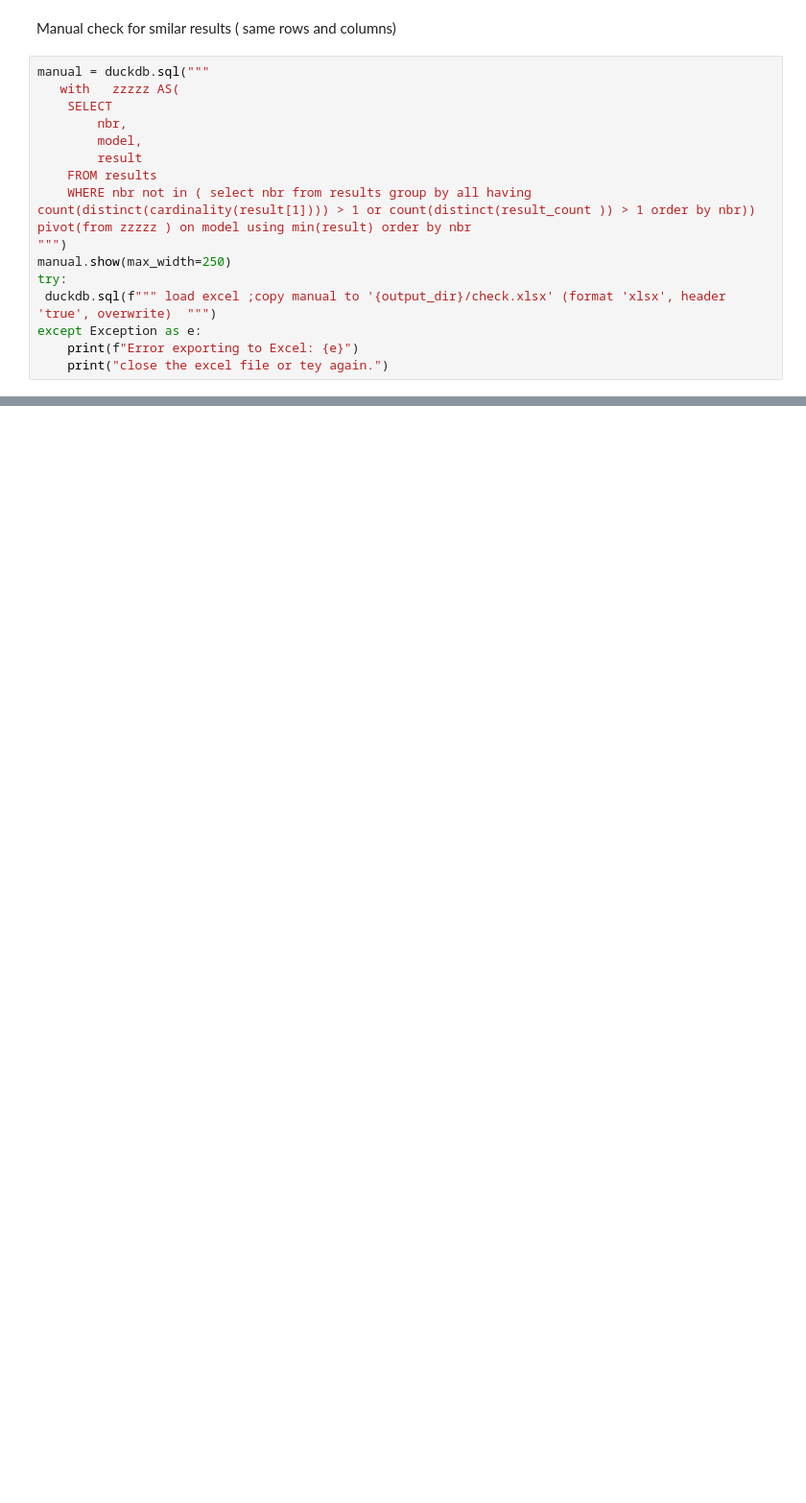
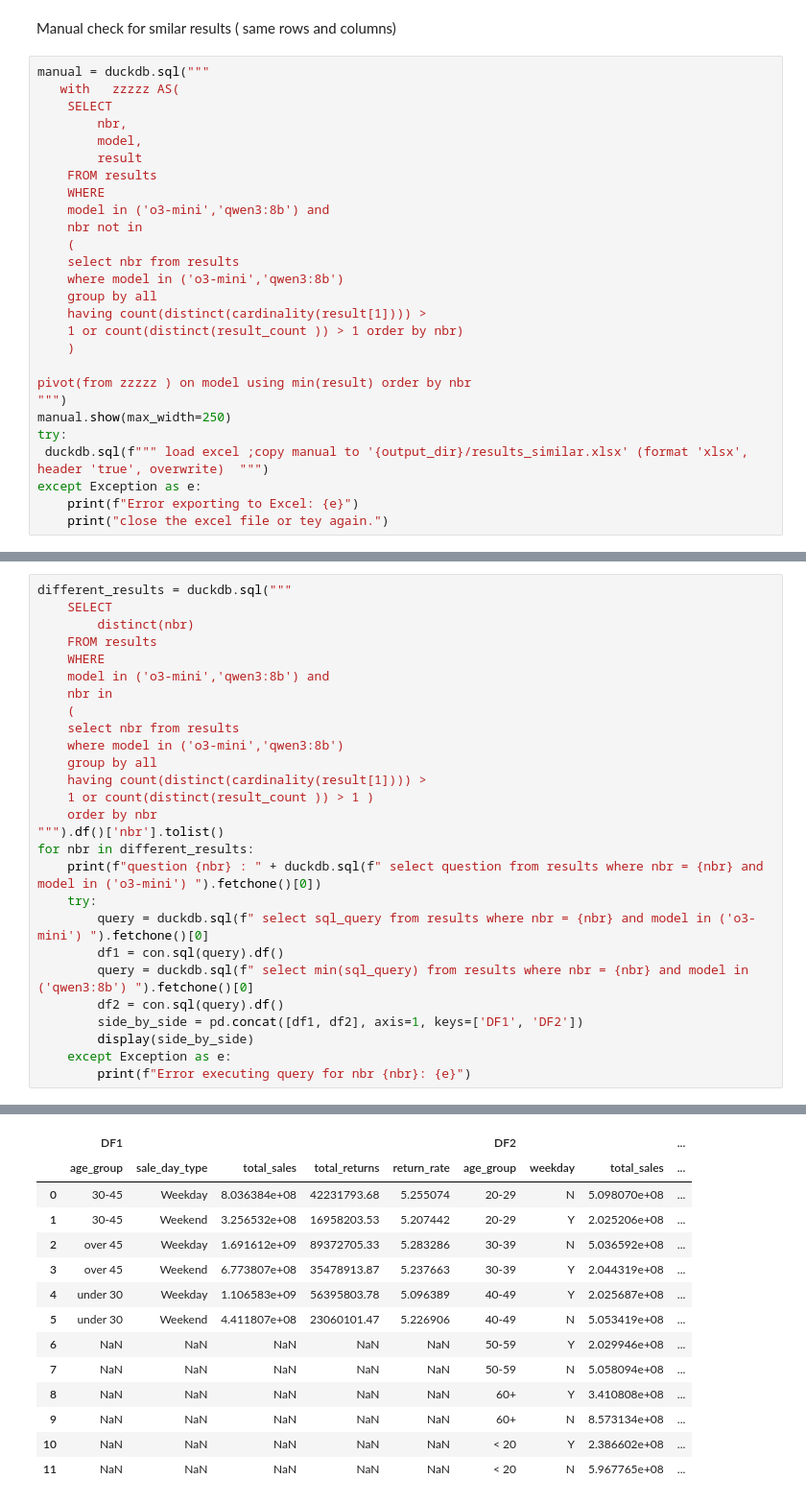
Before and after one commit to djouallah/semantic_sql_testing, a Jupyter notebook: SLM_SQL_test.ipynb, the cells around one changed output, grey strips where cells are left out. Shown at 96% size. Cells and saved outputs as stored; diff of their text form; blank space fills up the shorter version.

```diff
--- a/SLM_SQL_test.ipynb
+++ b/SLM_SQL_test.ipynb
@@ -492,12 +309,22 @@ manual = duckdb.sql("""
         model,
         result
     FROM results
-    WHERE nbr not in ( select nbr from results group by all having count(distinct(cardinality(result[1]))) > 1 or count(distinct(result_count )) > 1 order by nbr))
+    WHERE
+    model in ('o3-mini','qwen3:8b') and
+    nbr not in
+    (
+    select nbr from results
+    where model in ('o3-mini','qwen3:8b')
+    group by all
+    having count(distinct(cardinality(result[1]))) >
+    1 or count(distinct(result_count )) > 1 order by nbr)
+    )
+
 pivot(from zzzzz ) on model using min(result) order by nbr
 """)
 manual.show(max_width=250)
 try:
- duckdb.sql(f""" load excel ;copy manual to '{output_dir}/check.xlsx' (format 'xlsx', header 'true', overwrite)  """)
+ duckdb.sql(f""" load excel ;copy manual to '{output_dir}/results_similar.xlsx' (format 'xlsx', header 'true', overwrite)  """)
 except Exception as e:
     print(f"Error exporting to Excel: {e}")
     print("close the excel file or tey again.")
@@ -522 +351,29 @@ except Exception as e:
 └─────────────────────────────────────────────────────────────────────────────────────────────────────────────────────────────────────────────────────────────────────────────────────────────────────── ...
+# %%
+different_results = duckdb.sql("""
+    SELECT
+        distinct(nbr)
+    FROM results
+    WHERE
+    model in ('o3-mini','qwen3:8b') and
+    nbr in
+    (
+    select nbr from results
+    where model in ('o3-mini','qwen3:8b')
+    group by all
+    having count(distinct(cardinality(result[1]))) >
+    1 or count(distinct(result_count )) > 1 )
+    order by nbr
+""").df()['nbr'].tolist()
+for nbr in different_results:
+    print(f"question {nbr} : " + duckdb.sql(f" select question from results where nbr = {nbr} and model in ('o3-mini') ").fetchone()[0])
+    try:
+        query = duckdb.sql(f" select sql_query from results where nbr = {nbr} and model in ('o3-mini') ").fetchone()[0]
+        df1 = con.sql(query).df()
+        query = duckdb.sql(f" select min(sql_query) from results where nbr = {nbr} and model in ('qwen3:8b') ").fetchone()[0]
+        df2 = con.sql(query).df()
+        side_by_side = pd.concat([df1, df2], axis=1, keys=['DF1', 'DF2'])
+        display(side_by_side)
+    except Exception as e:
+        print(f"Error executing query for nbr {nbr}: {e}")
+# %% [output]
@@ -522,0 +439,14 @@ except Exception as e:
+|  | DF1 |  |  |  |  | DF2 |  |  | ... |
+|  | age_group | sale_day_type | total_sales | total_returns | return_rate | age_group | weekday | total_sales | ... |
+| 0 | 30-45 | Weekday | 8.036384e+08 | 42231793.68 | 5.255074 | 20-29 | N | 5.098070e+08 | ... |
+| 1 | 30-45 | Weekend | 3.256532e+08 | 16958203.53 | 5.207442 | 20-29 | Y | 2.025206e+08 | ... |
+| 2 | over 45 | Weekday | 1.691612e+09 | 89372705.33 | 5.283286 | 30-39 | N | 5.036592e+08 | ... |
+| 3 | over 45 | Weekend | 6.773807e+08 | 35478913.87 | 5.237663 | 30-39 | Y | 2.044319e+08 | ... |
+| 4 | under 30 | Weekday | 1.106583e+09 | 56395803.78 | 5.096389 | 40-49 | Y | 2.025687e+08 | ... |
+| 5 | under 30 | Weekend | 4.411807e+08 | 23060101.47 | 5.226906 | 40-49 | N | 5.053419e+08 | ... |
+| 6 | NaN | NaN | NaN | NaN | NaN | 50-59 | Y | 2.029946e+08 | ... |
+| 7 | NaN | NaN | NaN | NaN | NaN | 50-59 | N | 5.058094e+08 | ... |
+| 8 | NaN | NaN | NaN | NaN | NaN | 60+ | Y | 3.410808e+08 | ... |
+| 9 | NaN | NaN | NaN | NaN | NaN | 60+ | N | 8.573134e+08 | ... |
+| 10 | NaN | NaN | NaN | NaN | NaN | < 20 | Y | 2.386602e+08 | ... |
+| 11 | NaN | NaN | NaN | NaN | NaN | < 20 | N | 5.967765e+08 | ... |
```
Also changed, not shown: parts of 11 cells of this notebook.
